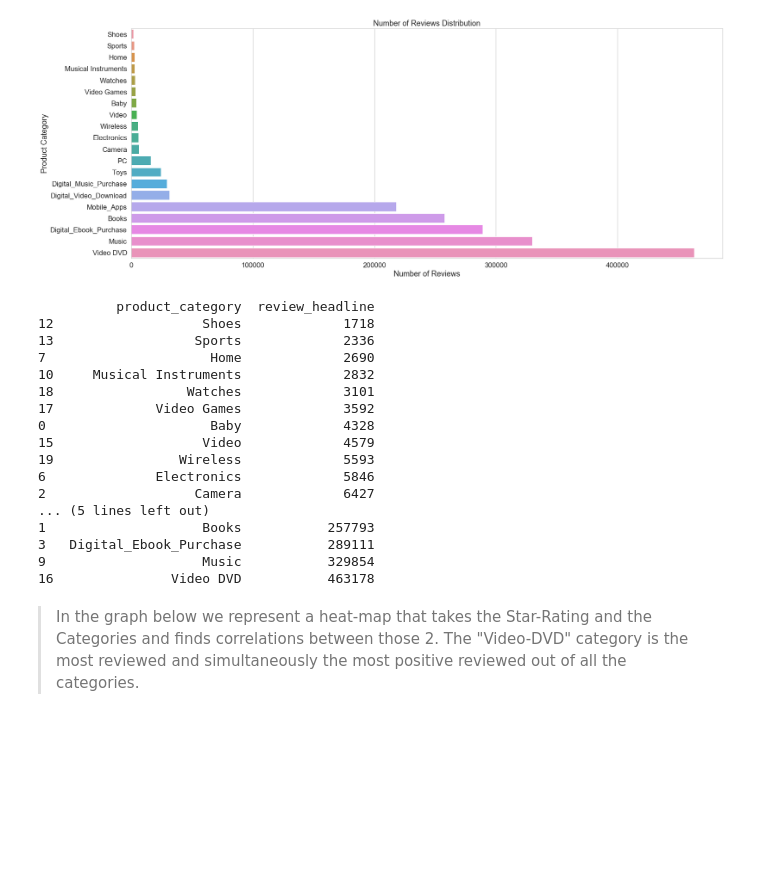
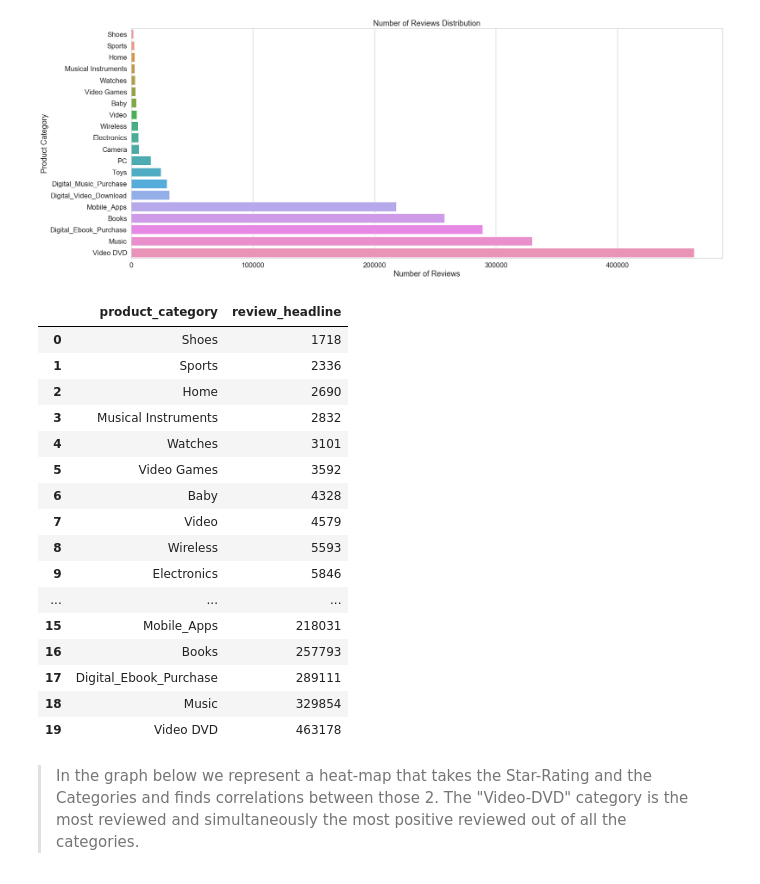
Before and after one commit to carmignanivittorio/Amazon-review-dataset-analysis, a Jupyter notebook: DataProcessing.ipynb, the cells around one changed output. Cells and saved outputs as stored; diff of their text form; code cells hidden in the pictures; blank space fills up the shorter version.

Commit message:
add tables

```diff
--- a/DataProcessing.ipynb
+++ b/DataProcessing.ipynb
@@ -186,26 +195,26 @@ plt.ylabel("Product Category")
 plt.show()
 # %% [output]
 [figure]
-# %%
-print(category_table)
-# %% [output]
-          product_category  review_headline
-12                   Shoes             1718
-13                  Sports             2336
-7                     Home             2690
-10     Musical Instruments             2832
-18                 Watches             3101
-17             Video Games             3592
-0                     Baby             4328
-15                   Video             4579
-19                Wireless             5593
-6              Electronics             5846
-2                   Camera             6427
-... (5 lines left out)
-1                    Books           257793
-3   Digital_Ebook_Purchase           289111
-9                    Music           329854
-16               Video DVD           463178
+# %%
+category_table.reset_index().drop(["index"],axis=1)
+# %% [output]
+|  | product_category | review_headline |
+| 0 | Shoes | 1718 |
+| 1 | Sports | 2336 |
+| 2 | Home | 2690 |
+| 3 | Musical Instruments | 2832 |
+| 4 | Watches | 3101 |
+| 5 | Video Games | 3592 |
+| 6 | Baby | 4328 |
+| 7 | Video | 4579 |
+| 8 | Wireless | 5593 |
+| 9 | Electronics | 5846 |
+| ... | ... | ... |
+| 15 | Mobile_Apps | 218031 |
+| 16 | Books | 257793 |
+| 17 | Digital_Ebook_Purchase | 289111 |
+| 18 | Music | 329854 |
+| 19 | Video DVD | 463178 |
 # %%
 heatDF = df.groupby(["product_category","star_rating"]).count().reset_index()
 # %% [markdown]
```
Also changed, not shown: parts of 1 cell of this notebook.
